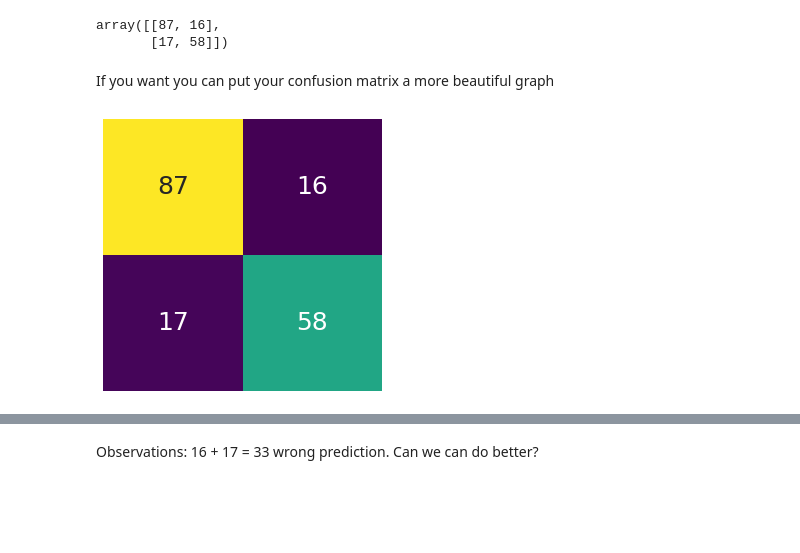
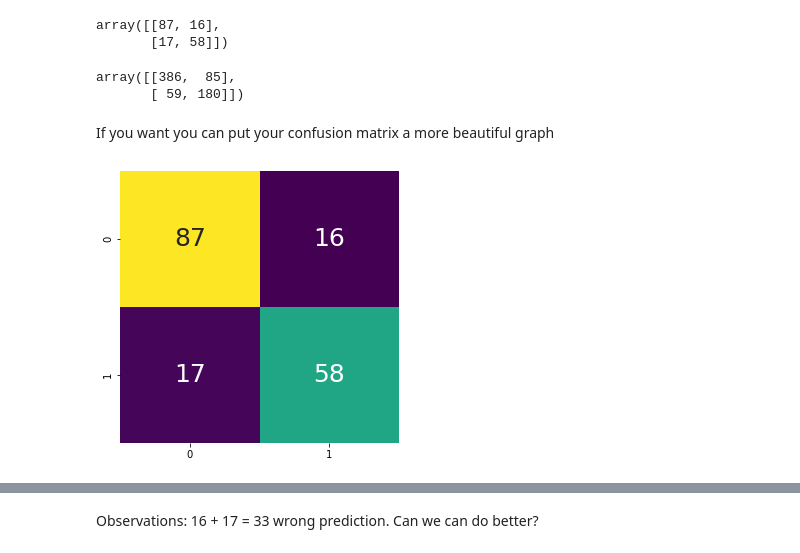
Before and after one commit to xalejandrow/4geeks_TitanicExampletitanic, a Jupyter notebook: export/logistic-regression.ipynb, the cells around one changed output, grey strips where cells are left out. Saved outputs shown, nothing was run; the diff lists cells and outputs as text; code cells hidden in the pictures; blank space fills up the shorter version.

```diff
--- a/export/logistic-regression.ipynb
+++ b/export/logistic-regression.ipynb
@@ -199,20 +240,28 @@ titanic_cm
 # %% [output]
 array([[87, 16],
        [17, 58]])
+# %%
+# Confusion Matrix train
+
+titanic_cm_train = confusion_matrix(y_pred_train, y_train)
+titanic_cm_train
+# %% [output]
+array([[386,  85],
+       [ 59, 180]])
 # %% [markdown]
 If you want you can put your confusion matrix a more beautiful graph
 # %%
 # convert the ndarray to a pandas dataframe
 cm_df = pd.DataFrame(titanic_cm)
 # set the size of the figure
 plt.figure(figsize = (5,5))
 sns.heatmap(cm_df,
            annot=True, annot_kws={"size": 25},
            fmt="d",         # decimals format
-           xticklabels=False,
-           yticklabels=False,
+           xticklabels=True,
+           yticklabels=True,
            cmap="viridis",
            cbar=False)
 plt.show()
 # %% [output]
-[figure, old version]
+[figure, new version]
```
Also changed, not shown: parts of 10 cells of this notebook, 1 other file.
